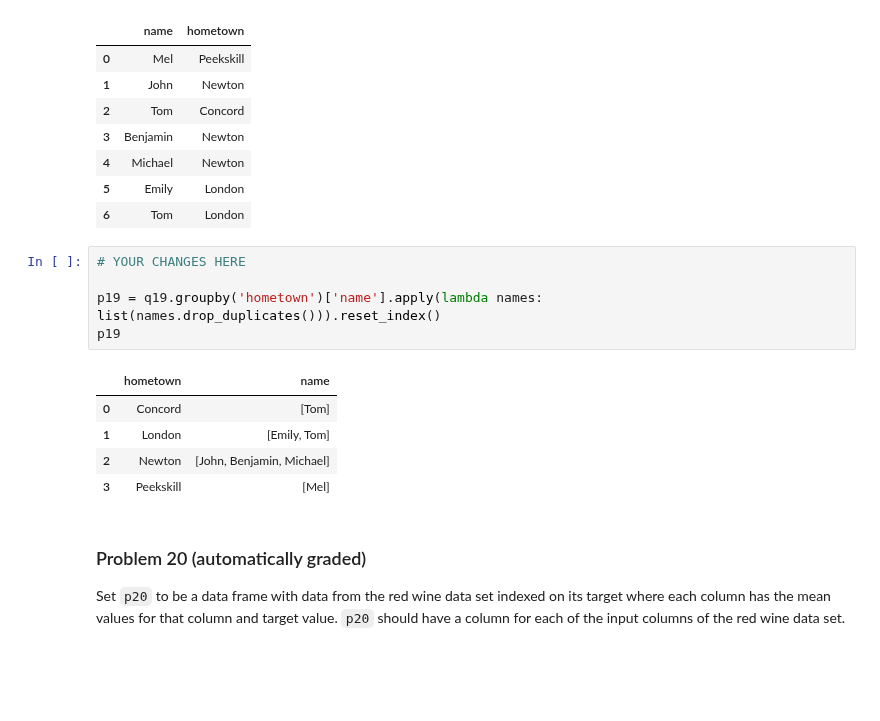
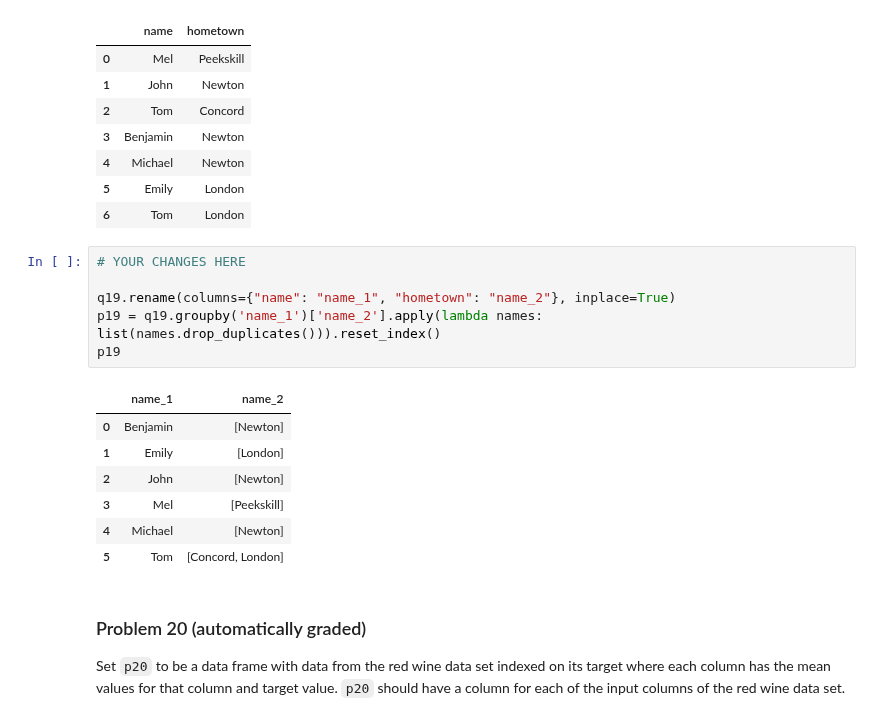
Before and after one commit to aqds-hub/Learning, a Jupyter notebook: dx602-homework-10-main/homework.ipynb, the cells around one changed output. Drawn from its saved outputs; the diff is of its cells as text; blank space fills up the shorter version.

```diff
--- a/dx602-homework-10-main/homework.ipynb
+++ b/dx602-homework-10-main/homework.ipynb
@@ -372,14 +374,17 @@ q19
 # %%
 # YOUR CHANGES HERE
 
-p19 = q19.groupby('hometown')['name'].apply(lambda names: list(names.drop_duplicates())).reset_index()
+q19.rename(columns={"name": "name_1", "hometown": "name_2"}, inplace=True)
+p19 = q19.groupby('name_1')['name_2'].apply(lambda names: list(names.drop_duplicates())).reset_index()
 p19
 # %% [output]
-|  | hometown | name |
-| 0 | Concord | [Tom] |
-| 1 | London | [Emily, Tom] |
-| 2 | Newton | [John, Benjamin, Michael] |
-| 3 | Peekskill | [Mel] |
+|  | name_1 | name_2 |
+| 0 | Benjamin | [Newton] |
+| 1 | Emily | [London] |
+| 2 | John | [Newton] |
+| 3 | Mel | [Peekskill] |
+| 4 | Michael | [Newton] |
+| 5 | Tom | [Concord, London] |
 # %% [markdown]
 ### Problem 20 (automatically graded)
 
```
Also changed, not shown: parts of 5 cells of this notebook, 1 other file.
